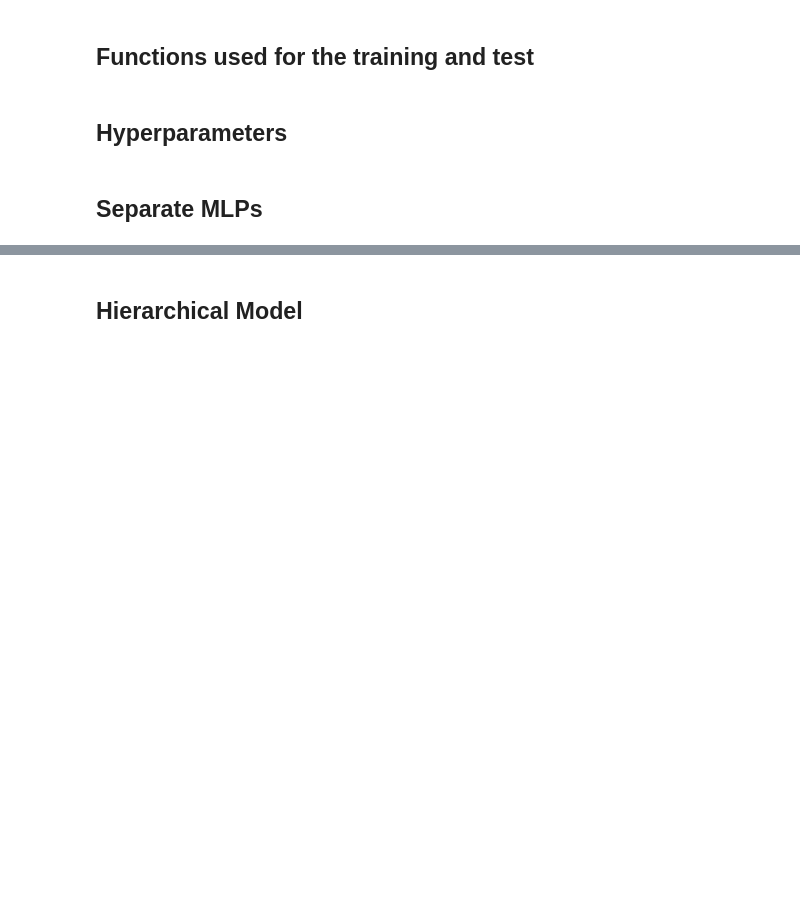
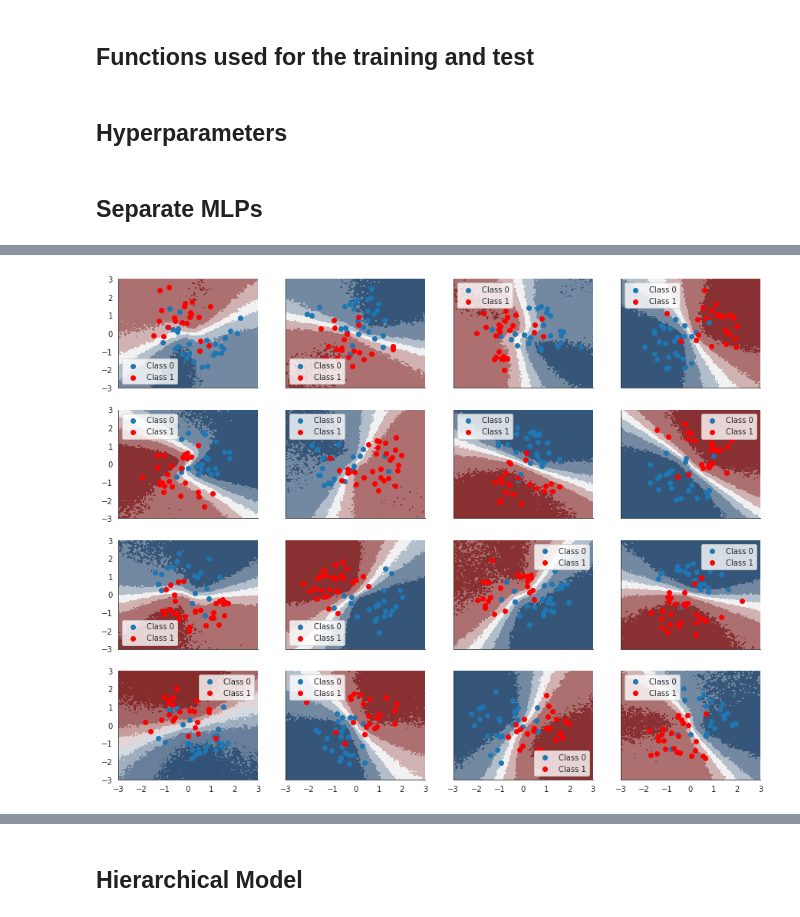
Before and after one commit to probml/probml-notebooks, a Jupyter notebook: notebooks/bnn_hierarchical_blackjax.ipynb, the cells around one changed output, grey strips where cells are left out. Cells and saved outputs as stored; diff of their text form; code cells hidden in the pictures; blank space fills up the shorter version.

```diff
--- a/notebooks/bnn_hierarchical_blackjax.ipynb
+++ b/notebooks/bnn_hierarchical_blackjax.ipynb
@@ -231,6 +247,10 @@ def plot_decision_surfaces_non_hierarchical(nrows=2, ncols=2):
       ax.scatter(X[Y_true == 0, 0], X[Y_true == 0, 1], label='Class 0')
       ax.scatter(X[Y_true == 1, 0], X[Y_true == 1, 1], color='r', label='Class 1')
       sns.despine(); ax.legend()
+# %%
+plot_decision_surfaces_non_hierarchical(nrows=n_grps_sq, ncols=n_grps_sq)
+# %% [output]
+[figure, added]
 # %%
 plot_decision_surfaces_non_hierarchical()
 # %% [output]
```
Also changed, not shown: parts of 25 cells of this notebook, 1 other file.
